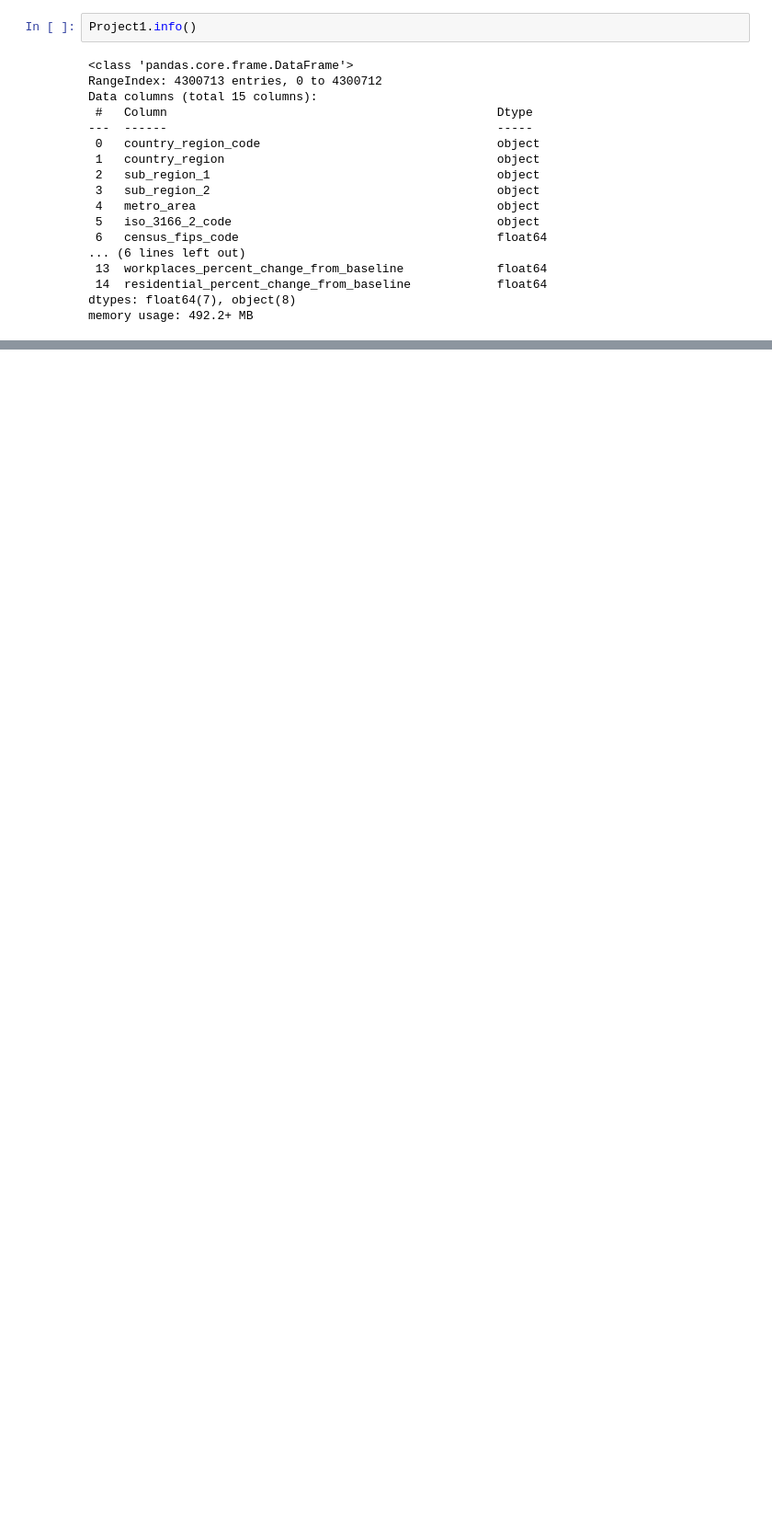
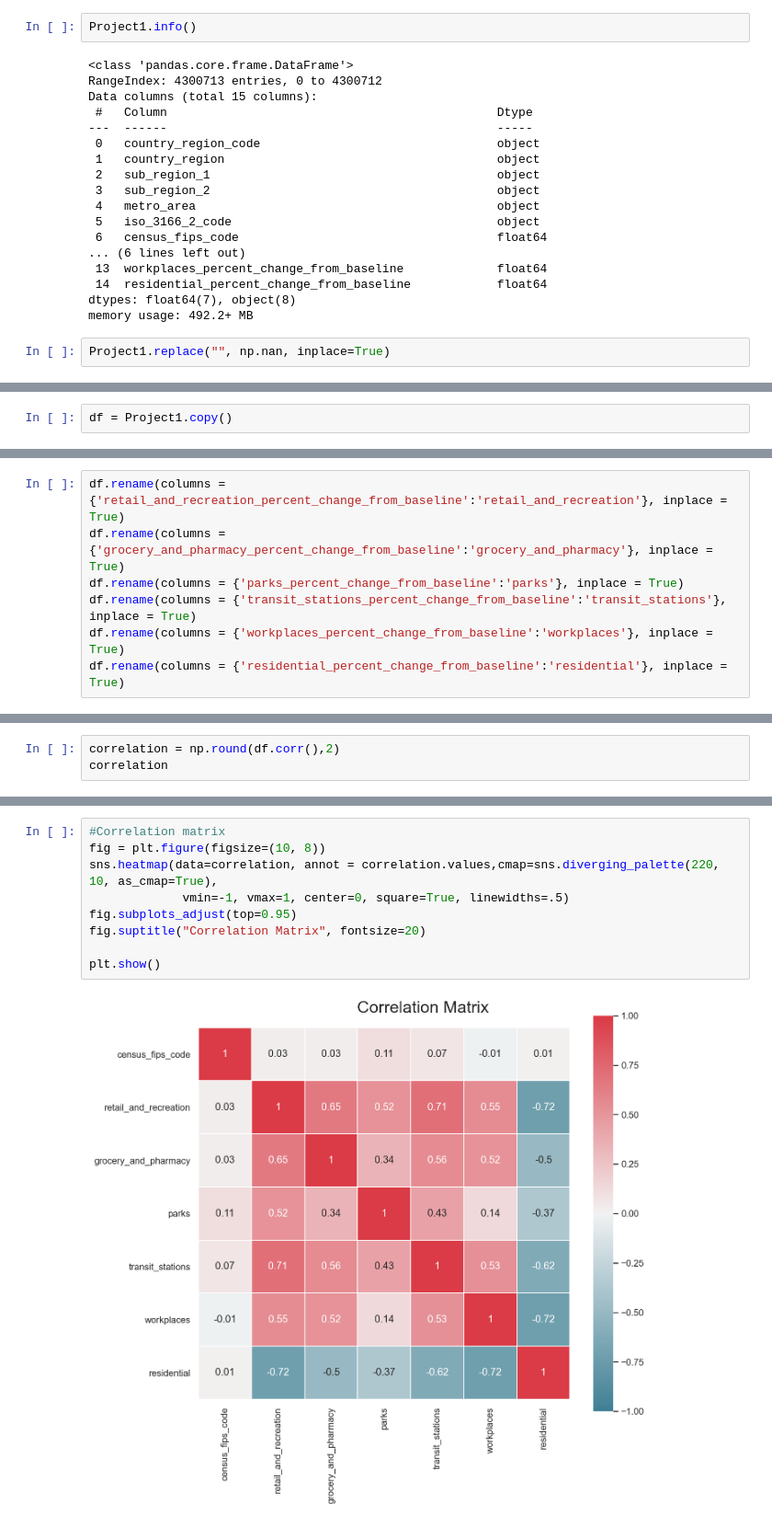
Before and after one commit to dianafurtado/Data_Visualization_Projects, a Jupyter notebook: Project 1/DV_Project1_GroupAA.ipynb, the cells around one changed output, grey strips where cells are left out. Shown: that part at 92% size. Saved outputs shown, nothing was run; the diff lists cells and outputs as text; blank space fills up the shorter version.

```diff
--- a/Project 1/DV_Project1_GroupAA.ipynb
+++ b/Project 1/DV_Project1_GroupAA.ipynb
@@ -31,3 +83,5 @@ Data columns (total 15 columns):
  14  residential_percent_change_from_baseline            float64
 dtypes: float64(7), object(8)
 memory usage: 492.2+ MB
+# %%
+Project1.replace("", np.nan, inplace=True)
@@ -33,0 +143,2 @@ memory usage: 492.2+ MB
+# %%
+df = Project1.copy()
@@ -33,0 +159,7 @@ memory usage: 492.2+ MB
+# %%
+df.rename(columns = {'retail_and_recreation_percent_change_from_baseline':'retail_and_recreation'}, inplace = True)
+df.rename(columns = {'grocery_and_pharmacy_percent_change_from_baseline':'grocery_and_pharmacy'}, inplace = True)
+df.rename(columns = {'parks_percent_change_from_baseline':'parks'}, inplace = True)
+df.rename(columns = {'transit_stations_percent_change_from_baseline':'transit_stations'}, inplace = True)
+df.rename(columns = {'workplaces_percent_change_from_baseline':'workplaces'}, inplace = True)
+df.rename(columns = {'residential_percent_change_from_baseline':'residential'}, inplace = True)
@@ -33,0 +189,3 @@ memory usage: 492.2+ MB
+# %%
+correlation = np.round(df.corr(),2)
+correlation
@@ -33,0 +201,11 @@ memory usage: 492.2+ MB
+# %%
+#Correlation matrix
+fig = plt.figure(figsize=(10, 8))
+sns.heatmap(data=correlation, annot = correlation.values,cmap=sns.diverging_palette(220, 10, as_cmap=True),
+             vmin=-1, vmax=1, center=0, square=True, linewidths=.5)
+fig.subplots_adjust(top=0.95)
+fig.suptitle("Correlation Matrix", fontsize=20)
+
+plt.show()
+# %% [output]
+[figure, added]
```
Also changed, not shown: parts of 19 cells of this notebook, 1 other file.
